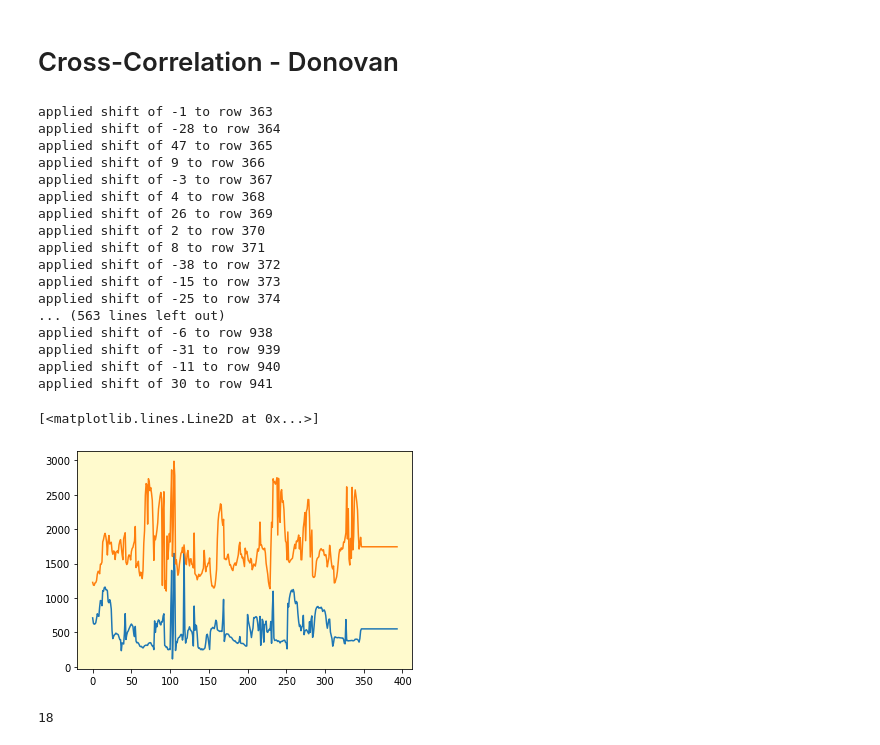
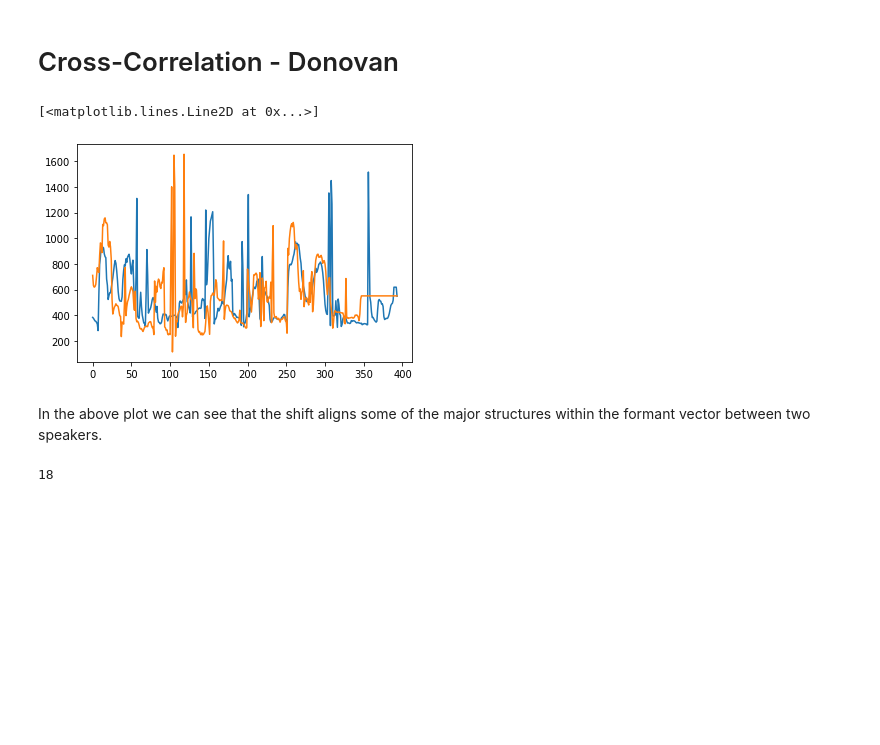
Before and after one commit to alxtyl/118B-FinalProject, a Jupyter notebook: 118B_Final_Project.ipynb, the cells around one changed output. Saved outputs shown, nothing was run; the diff lists cells and outputs as text; code cells hidden in the pictures; blank space fills up the shorter version.

```diff
--- a/118B_Final_Project.ipynb
+++ b/118B_Final_Project.ipynb
@@ -336,53 +340,38 @@ def apply_shift(audio, shift):
     audio[0:shift] = np.mean(audio)
   else:
     audio[shift:] = np.mean(audio)
 
   return audio
 
 AUDIO_LEN = 394
 
 #grab the standard snippet to correlate the rest to:
 ideal = native_english_speakers.iloc[0]
 ideal_corr = resample_to_length(np.array(ideal.f1), AUDIO_LEN)
 
 #compute adjusted dataframe
 f1_corr, f2_corr, f3_corr = [], [], []
 shifts = []
 for i, row in native_english_speakers.iterrows():
   f1 = resample_to_length(np.array(row.f1), AUDIO_LEN)
   shift = cross_corr(ideal_corr, f1)
   shifts.append(shift)
   f1_corr.append(apply_shift(f1, shift))
   f2_corr.append(apply_shift(resample_to_length(row.f2, AUDIO_LEN), shift))
   f3_corr.append(apply_shift(resample_to_length(row.f3, AUDIO_LEN), shift))
   #print(f"applied shift of {shift} to row {i}")
 
 english_corr = native_english_speakers.copy(deep=True)
 english_corr['f1'] = f1_corr
 english_corr['f2'] = f2_corr
 english_corr['f3'] = f3_corr
+plt.plot(english_corr.loc[363, 'f1'])
 plt.plot(english_corr.loc[638, 'f1'])
-plt.plot(english_corr.loc[638, 'f2'])
 # %% [output]
-applied shift of -1 to row 363
-applied shift of -28 to row 364
-applied shift of 47 to row 365
-applied shift of 9 to row 366
-applied shift of -3 to row 367
-applied shift of 4 to row 368
-applied shift of 26 to row 369
-applied shift of 2 to row 370
-applied shift of 8 to row 371
-applied shift of -38 to row 372
-applied shift of -15 to row 373
-applied shift of -25 to row 374
-... (563 lines left out)
-applied shift of -6 to row 938
-applied shift of -31 to row 939
-applied shift of -11 to row 940
-applied shift of 30 to row 941
+[<matplotlib.lines.Line2D at 0x...>]
-[<matplotlib.lines.Line2D at 0x...>]
-[figure, old version]
+[figure, new version]
+# %% [markdown]
+In the above plot we can see that the shift aligns some of the major structures within the formant vector between two speakers.
 # %%
 cross_corr(man_speak372, man_speak374)
 # %% [output]
```
Also changed, not shown: parts of 65 cells of this notebook.
